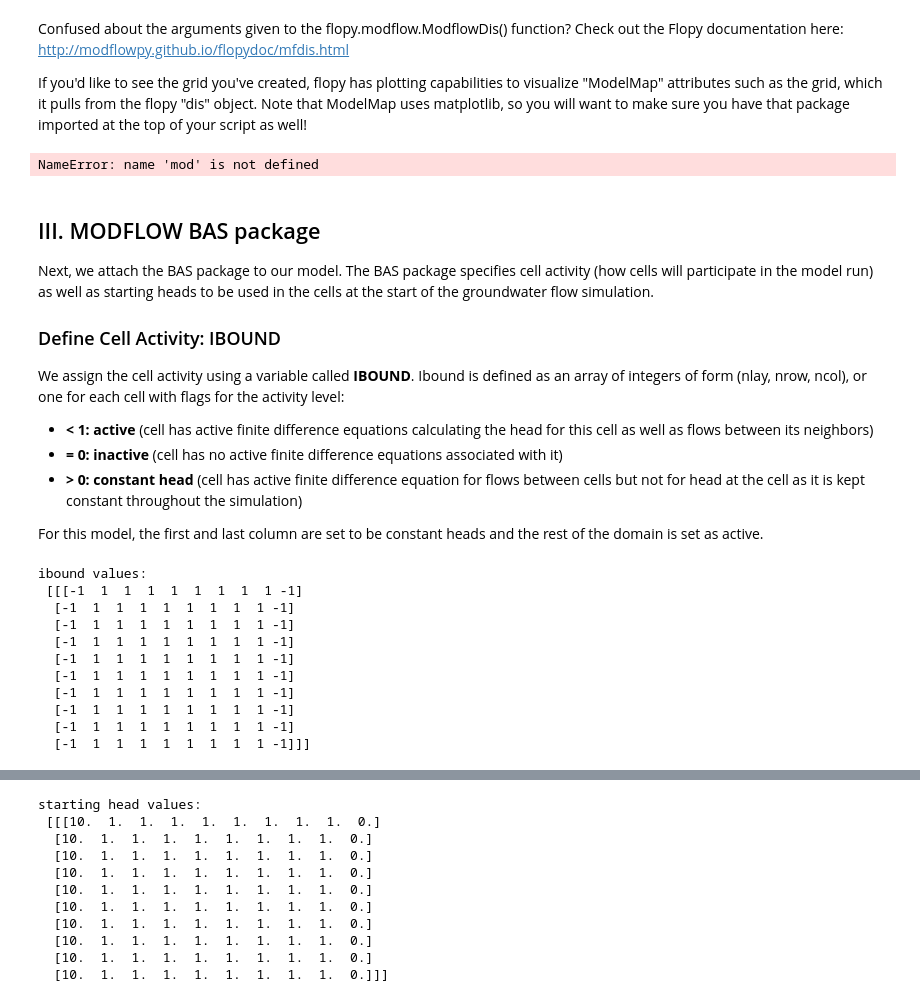
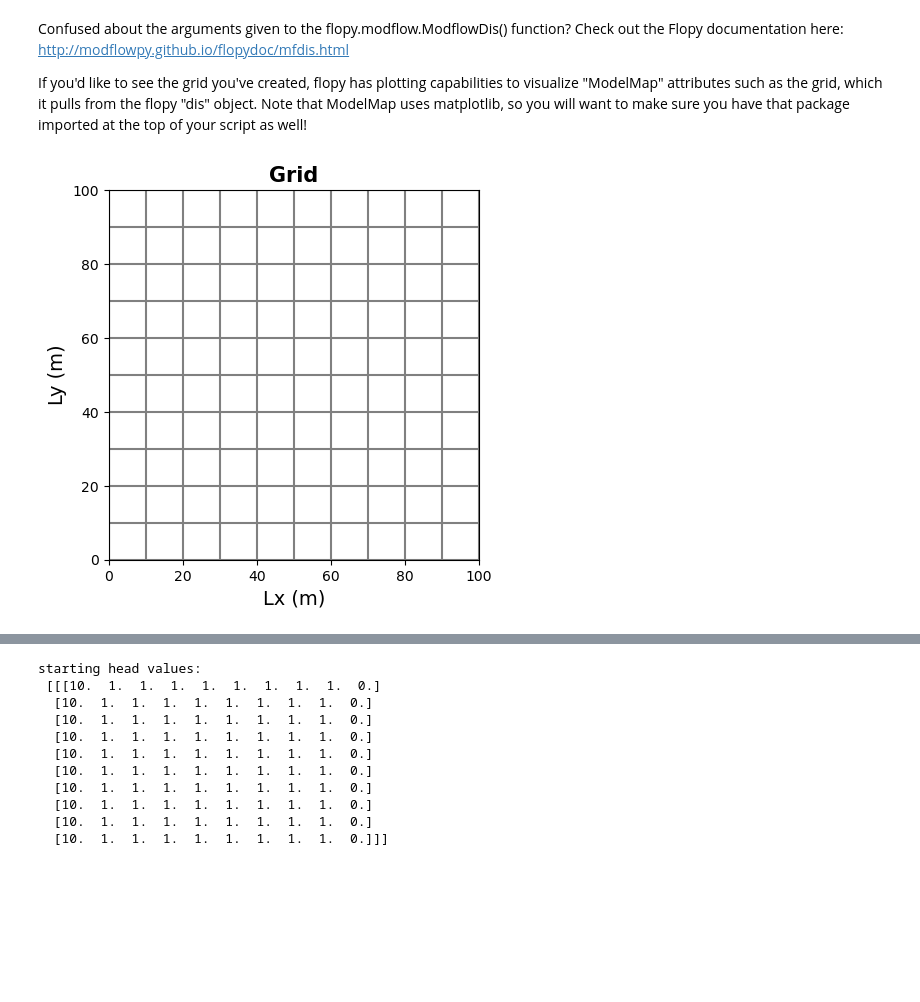
Before and after one commit to bradlipovsky/flopy-tutorials, a Jupyter notebook: Flopy Tutorial 1- Steady-State, Confined Aquifer.ipynb, the cells around one changed output, grey strips where cells are left out. Drawn from its saved outputs; the diff is of its cells as text; code cells hidden in the pictures; blank space fills up the shorter version.

```diff
--- a/Flopy Tutorial 1- Steady-State, Confined Aquifer.ipynb
+++ b/Flopy Tutorial 1- Steady-State, Confined Aquifer.ipynb
@@ -176,47 +174,15 @@ Check out the Flopy documentation here: http://modflowpy.github.io/flopydoc/mfdi
 
 If you'd like to see the grid you've created, flopy has plotting capabilities to visualize "ModelMap" attributes such as the grid, which it pulls from the flopy "dis" object. Note that ModelMap uses matplotlib, so you will want to make sure you have that package imported at the top of your script as well!
 # %%
-#use flopy to plot the grid of model 'm'
-modelmap = flopy.plot.PlotMapView(model=mod, layer=0)
-grid = modelmap.plot_grid()
-plt.xlabel('Lx (m)',fontsize = 14)
-plt.ylabel('Ly (m)',fontsize = 14)
-plt.title('Grid', fontsize = 15, fontweight = 'bold')
+from flopy.plot import PlotMapView
+
+# -- plot the structured grid of the MF6 model --------------------
+map_view = PlotMapView(model=gwf, layer=0)   # gwf is the ModflowGwf object
+map_view.plot_grid()
+
+plt.xlabel("Lx (m)", fontsize=14)
+plt.ylabel("Ly (m)", fontsize=14)
+plt.title("Grid", fontsize=15, fontweight="bold")
 plt.show()
 # %% [output]
-NameError: name 'mod' is not defined
+[figure, added]
-# %% [markdown]
- <a name="III"></a>
-## III. MODFLOW BAS package
-
-Next, we attach the BAS package to our model. The BAS package specifies cell activity (how cells will participate in the model run) as well as starting heads to be used in the cells at the start of the groundwater flow simulation.
-
-### Define Cell Activity: IBOUND
-
-We assign the cell activity using a variable called <strong>IBOUND</strong>. Ibound is defined as an array of integers of form (nlay, nrow, ncol), or one for each cell with flags for the activity level:
-
-- <strong> < 1: active </strong> (cell has active finite difference equations calculating the head for this cell as well as flows between its neighbors)
-- <strong> = 0: inactive </strong> (cell has no active finite difference equations associated with it)
-- <strong> > 0: constant head </strong>  (cell has active finite difference equation for flows between cells but not for head at the cell as it is kept constant throughout the simulation)
-
-For this model, the first and last column are set to be constant heads and the rest of the domain is set as active.
-# %%
-#create ibound as array of ints = 1
-ibound = np.ones((nlay, nrow, ncol), dtype=np.int32)
-#assign left and right boundary cells to constant head
-ibound[:, :, 0] = -1
-ibound[:, :, -1] = -1
-
-print("ibound values: \n", ibound)
-# %% [output]
-ibound values:
- [[[-1  1  1  1  1  1  1  1  1 -1]
-  [-1  1  1  1  1  1  1  1  1 -1]
-  [-1  1  1  1  1  1  1  1  1 -1]
-  [-1  1  1  1  1  1  1  1  1 -1]
-  [-1  1  1  1  1  1  1  1  1 -1]
-  [-1  1  1  1  1  1  1  1  1 -1]
-  [-1  1  1  1  1  1  1  1  1 -1]
-  [-1  1  1  1  1  1  1  1  1 -1]
-  [-1  1  1  1  1  1  1  1  1 -1]
-  [-1  1  1  1  1  1  1  1  1 -1]]]
```
Also changed, not shown: parts of 41 cells of this notebook.
